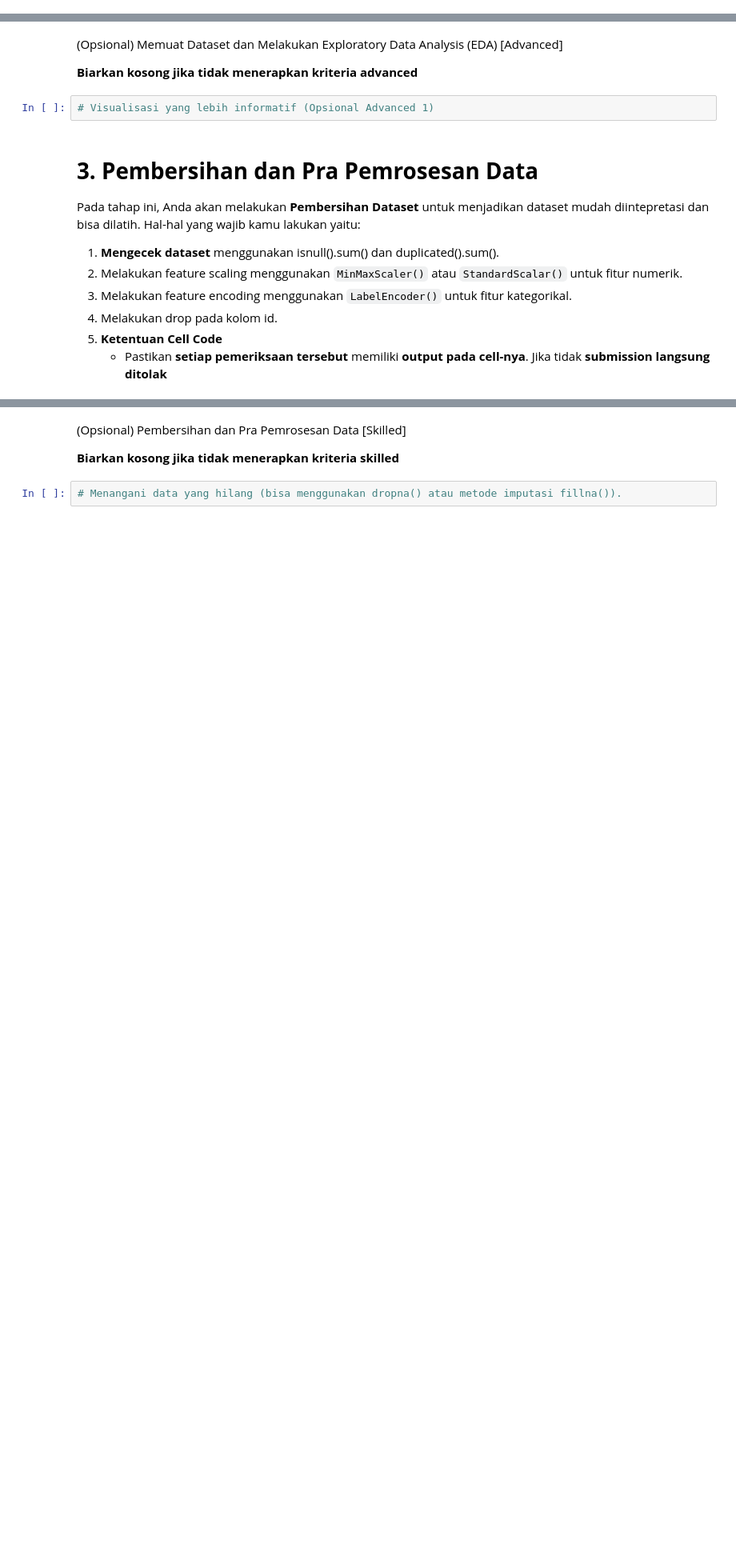
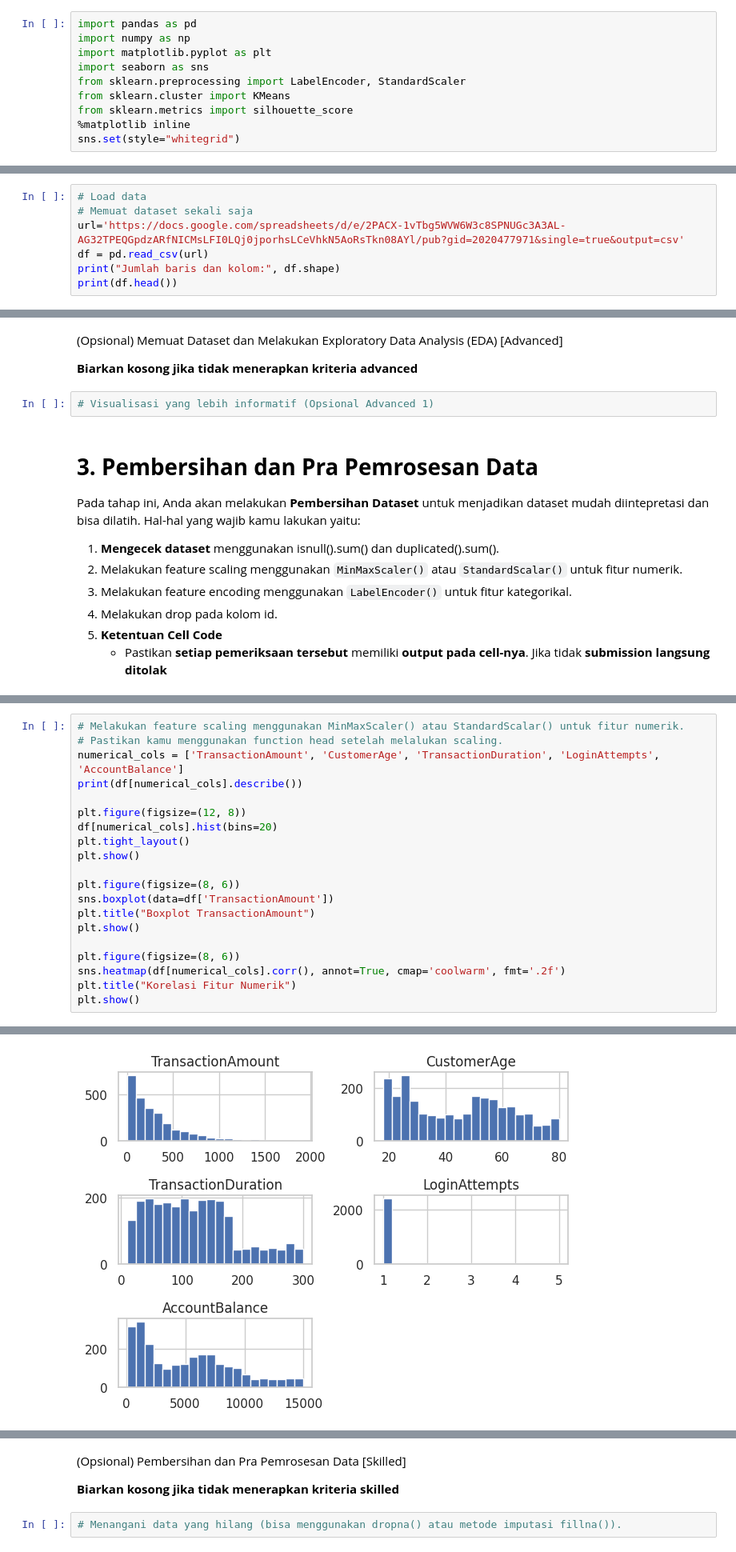
Before and after one commit to Andriansyah2501/BMLP, a Jupyter notebook: [Clustering]_Submission_Akhir_BMLP_Andrian_Syah.ipynb, the cells around one changed output, grey strips where cells are left out. Shown: that part at 80% size. Drawn from its saved outputs; the diff is of its cells as text; blank space fills up the shorter version.

```diff
--- a/[Clustering]_Submission_Akhir_BMLP_Andrian_Syah.ipynb
+++ b/[Clustering]_Submission_Akhir_BMLP_Andrian_Syah.ipynb
@@ -45,3 +43,13 @@ Pada tahap ini, Anda perlu mengimpor beberapa pustaka (library) Python yang dibu
+# %%
+import pandas as pd
+import numpy as np
+import matplotlib.pyplot as plt
+import seaborn as sns
+from sklearn.preprocessing import LabelEncoder, StandardScaler
+from sklearn.cluster import KMeans
+from sklearn.metrics import silhouette_score
+%matplotlib inline
+sns.set(style="whitegrid")
 # %% [markdown]
 # **2. Memuat Dataset**
 Pada tahap ini, Anda perlu memuat dataset ke dalam notebook lalu mengecek informasi dataset sebelum nantinya dilakukan pembersihan. Hal-hal yang perlu dilakukan pada tahapan ini yaitu:
@@ -74,0 +77,7 @@ Kriteria 1 akan diterima ketika Anda menggunakan fungsi yang diminta tanpa menam
+# %%
+# Load data
+# Memuat dataset sekali saja
+url='https://docs.google.com/spreadsheets/d/e/2PACX-1vTbg5WVW6W3c8SPNUGc3A3AL-AG32TPEQGpdzARfNICMsLFI0LQj0jporhsLCeVhkN5AoRsTkn08AYl/pub?gid=2020477971&single=true&output=csv'
+df = pd.read_csv(url)
+print("Jumlah baris dan kolom:", df.shape)
+print(df.head())
@@ -105,0 +159,21 @@ Pada tahap ini, Anda akan melakukan **Pembersihan Dataset** untuk menjadikan dat
+# %%
+# Melakukan feature scaling menggunakan MinMaxScaler() atau StandardScalar() untuk fitur numerik.
+# Pastikan kamu menggunakan function head setelah melalukan scaling.
+numerical_cols = ['TransactionAmount', 'CustomerAge', 'TransactionDuration', 'LoginAttempts', 'AccountBalance']
+print(df[numerical_cols].describe())
+
+plt.figure(figsize=(12, 8))
+df[numerical_cols].hist(bins=20)
+plt.tight_layout()
+plt.show()
+
+plt.figure(figsize=(8, 6))
+sns.boxplot(data=df['TransactionAmount'])
+plt.title("Boxplot TransactionAmount")
+plt.show()
+
+plt.figure(figsize=(8, 6))
+sns.heatmap(df[numerical_cols].corr(), annot=True, cmap='coolwarm', fmt='.2f')
+plt.title("Korelasi Fitur Numerik")
+plt.show()
+# %% [output]
@@ -105,0 +200 @@ Pada tahap ini, Anda akan melakukan **Pembersihan Dataset** untuk menjadikan dat
+[figure, added]
```
Also changed, not shown: parts of 26 cells of this notebook.
